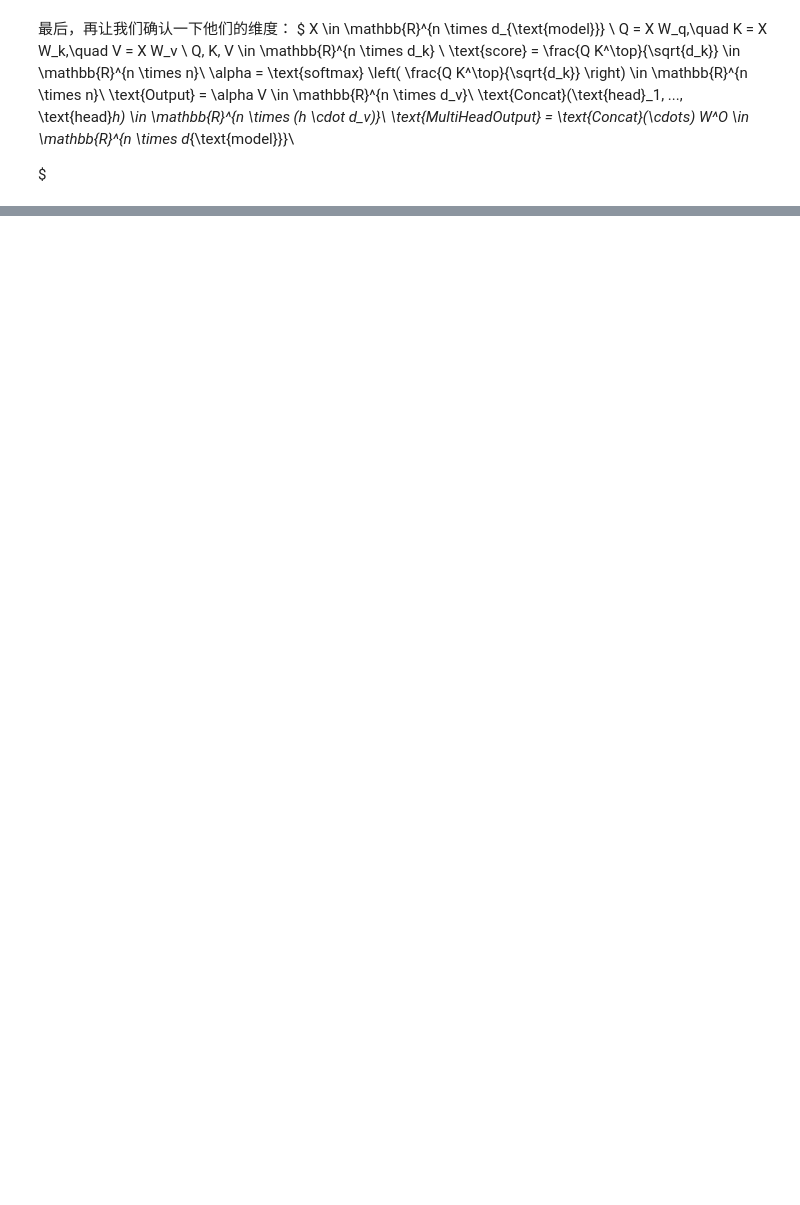
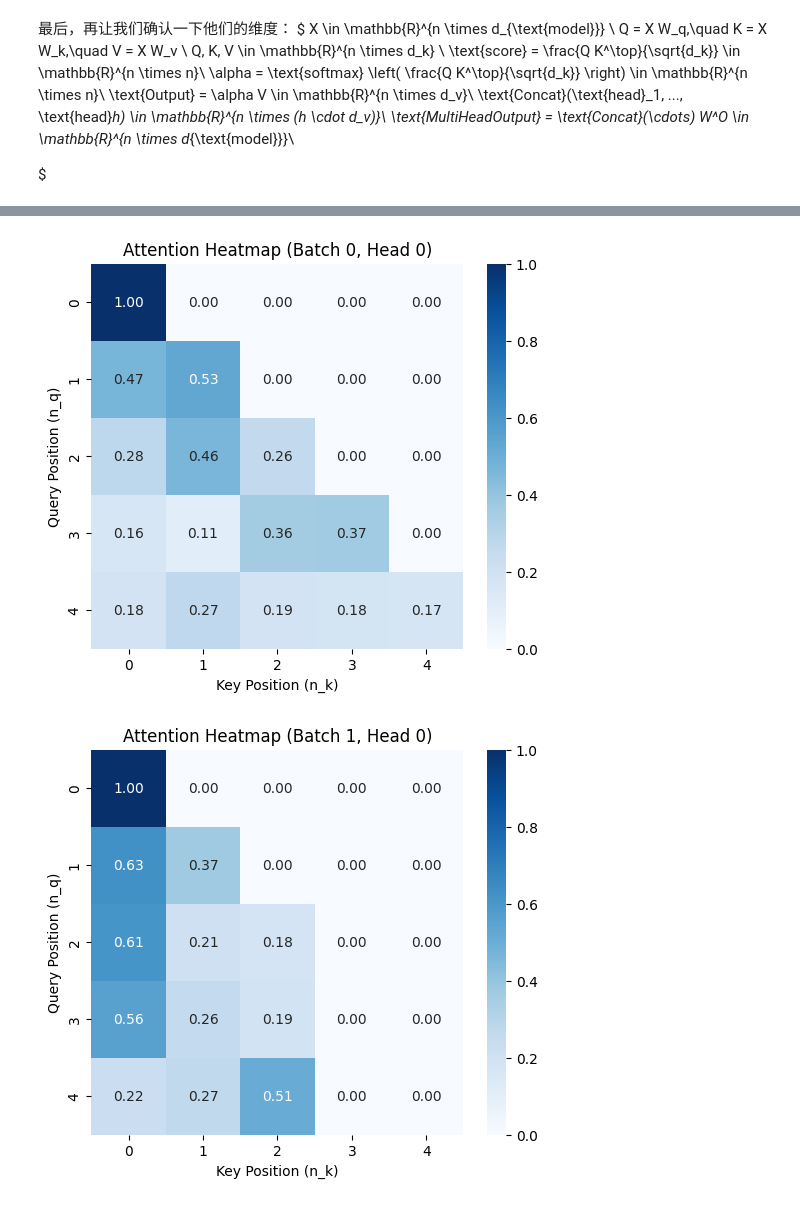
Before and after one commit to hengproject/ML_Recall, a Jupyter notebook: basics/attention.ipynb, the cells around one changed output, grey strips where cells are left out. Saved outputs shown, nothing was run; the diff lists cells and outputs as text; code cells hidden in the pictures; blank space fills up the shorter version.

Commit message:
attention - transformer with mask

```diff
--- a/basics/attention.ipynb
+++ b/basics/attention.ipynb
@@ -224,0 +401,21 @@ $
+# %%
+import matplotlib.pyplot as plt
+import seaborn as sns
+import torch
+
+def show_attention_heatmap(alpha, batch_idx=0, head_idx=0):
+    # 提取对应的注意力权重矩阵
+    attn = alpha[batch_idx, head_idx].detach().cpu().numpy()  # (n_q, n_k)
+
+    plt.figure(figsize=(6, 5))
+    sns.heatmap(attn, annot=True, fmt=".2f", cmap="Blues", cbar=True)
+    plt.title(f"Attention Heatmap (Batch {batch_idx}, Head {head_idx})")
+    plt.xlabel("Key Position (n_k)")
+    plt.ylabel("Query Position (n_q)")
+    plt.show()
+
+show_attention_heatmap(alpha,0)
+show_attention_heatmap(alpha,1)
+# %% [output]
+[figure, added]
+[figure, added]
```
Also changed, not shown: parts of 9 cells of this notebook.
